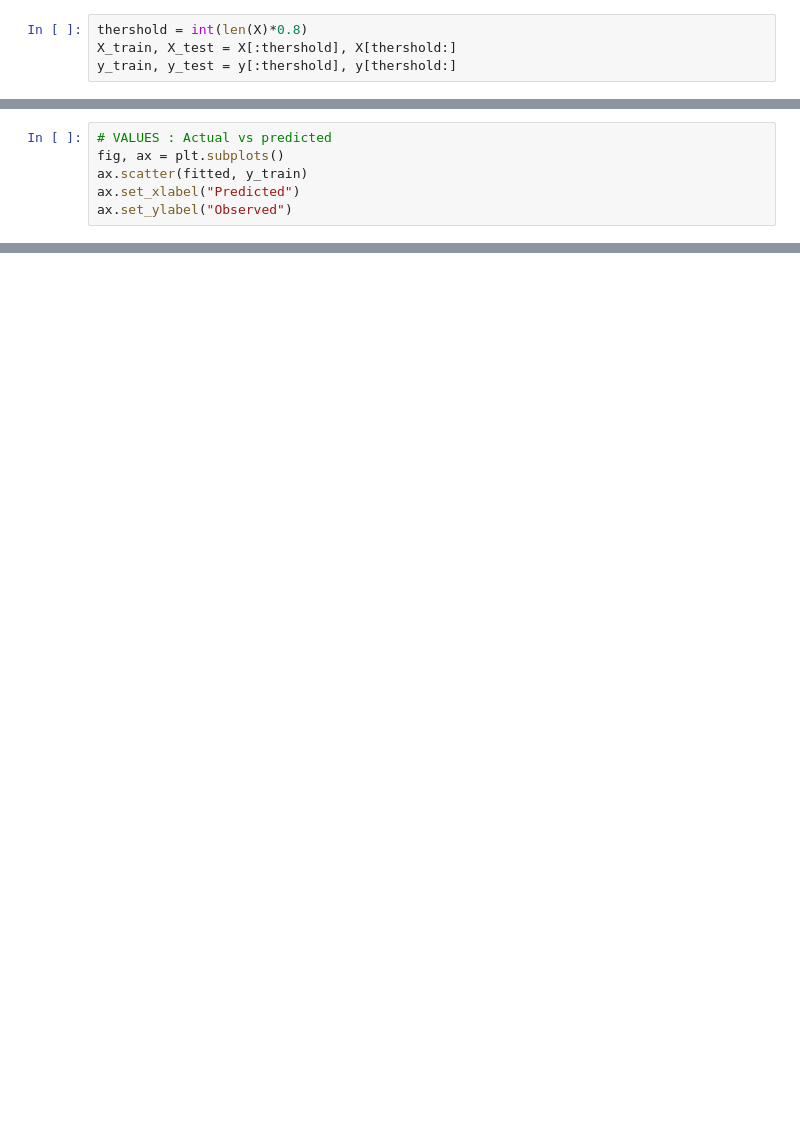
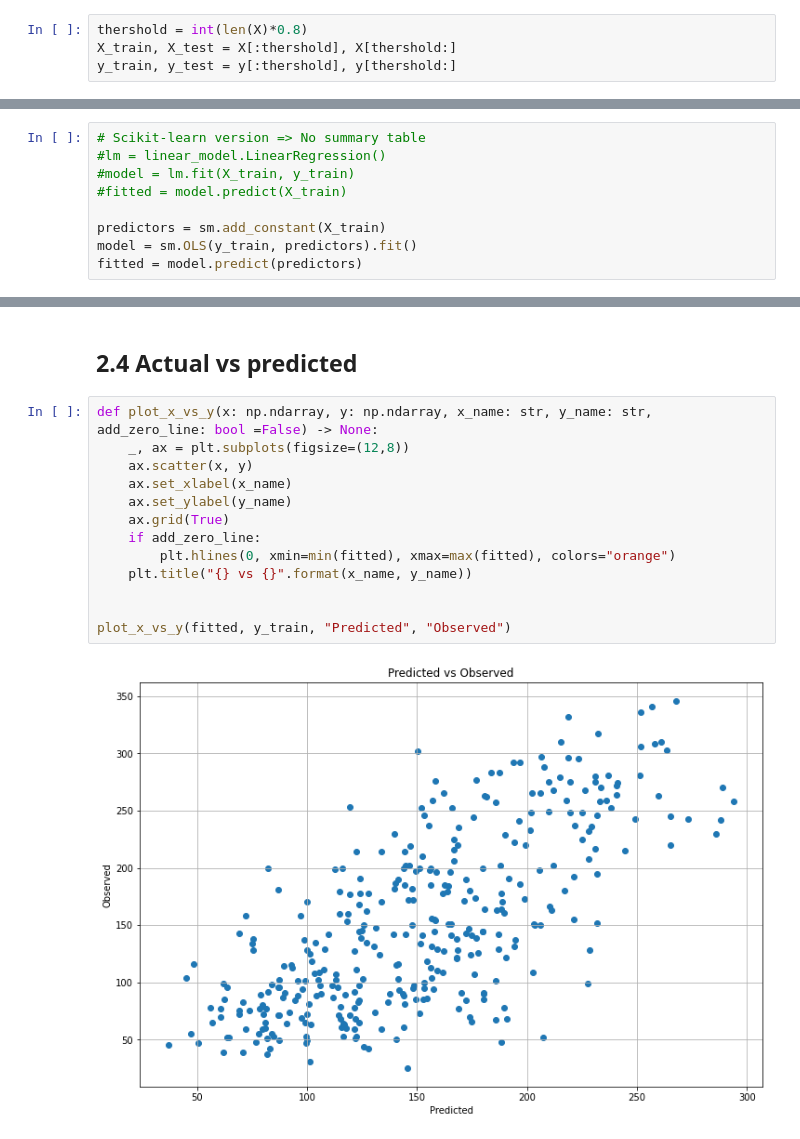
Before and after one commit to datali-ch/fantasticfeatures, a Jupyter notebook: main.ipynb, the cells around one changed output, grey strips where cells are left out. Saved outputs shown, nothing was run; the diff lists cells and outputs as text; blank space fills up the shorter version.

```diff
--- a/main.ipynb
+++ b/main.ipynb
@@ -52,6 +49,0 @@ print(est2.summary())
-# %%
-# VALUES : Actual vs predicted
-fig, ax = plt.subplots()
-ax.scatter(fitted, y_train)
-ax.set_xlabel("Predicted")
-ax.set_ylabel("Observed")
@@ -182,0 +85,9 @@ plt.title('Correlation Matrix', fontsize=16);
+# %%
+# Scikit-learn version => No summary table
+#lm = linear_model.LinearRegression()
+#model = lm.fit(X_train, y_train)
+#fitted = model.predict(X_train)
+
+predictors = sm.add_constant(X_train)
+model = sm.OLS(y_train, predictors).fit()
+fitted = model.predict(predictors)
@@ -182,0 +116,17 @@ plt.title('Correlation Matrix', fontsize=16);
+# %% [markdown]
+## 2.4 Actual vs predicted
+# %%
+def plot_x_vs_y(x: np.ndarray, y: np.ndarray, x_name: str, y_name: str, add_zero_line: bool =False) -> None:
+    _, ax = plt.subplots(figsize=(12,8))
+    ax.scatter(x, y)
+    ax.set_xlabel(x_name)
+    ax.set_ylabel(y_name)
+    ax.grid(True)
+    if add_zero_line:
+        plt.hlines(0, xmin=min(fitted), xmax=max(fitted), colors="orange")
+    plt.title("{} vs {}".format(x_name, y_name))
+
+
+plot_x_vs_y(fitted, y_train, "Predicted", "Observed")
+# %% [output]
+[figure, added]
```
Also changed, not shown: parts of 65 cells of this notebook.
